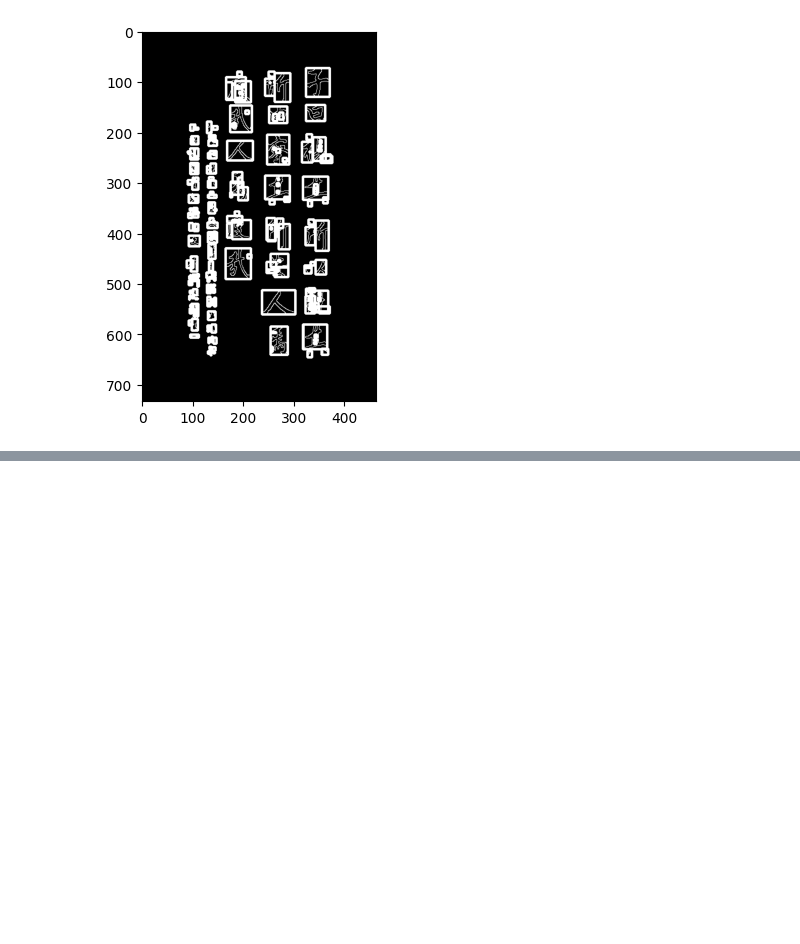
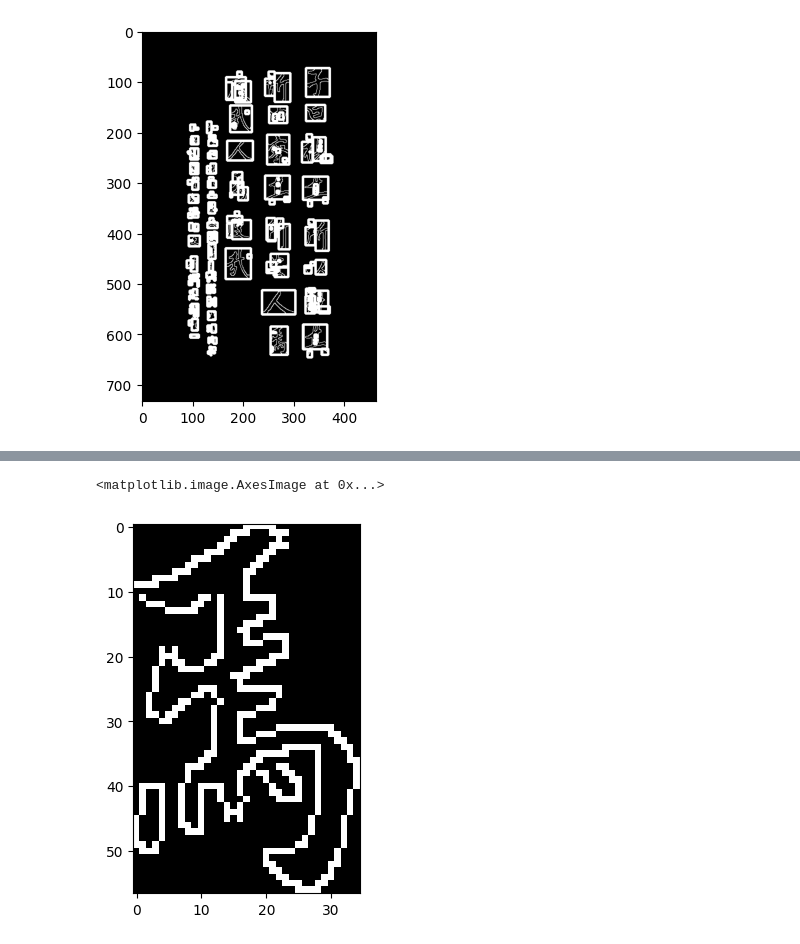
Before and after one commit to prausela/image-processing, a Jupyter notebook: tp_final/sectioning_test.ipynb, the cells around one changed output, grey strips where cells are left out. Saved outputs shown, nothing was run; the diff lists cells and outputs as text; code cells hidden in the pictures; blank space fills up the shorter version.

Commit message:
feat: move sectioning to library

```diff
--- a/tp_final/sectioning_test.ipynb
+++ b/tp_final/sectioning_test.ipynb
@@ -77,7 +44,0 @@ def sections_to_square_contours(sections_limits: np.ndarray) -> tuple:
-# %%
-def obtain_sections(
-        canny_image: np.ndarray
-        ) -> tuple[tuple[tuple[int, int], tuple[int, int]], np.ndarray]:
-    canny_image_copy = canny_image.copy()
-    square_sections_limits, hierarchy = find_contours(canny_image_copy)
-    return square_sections_limits, hierarchy
@@ -182,12 +45,3 @@ def get_section(
-# %%
-def sectionize_image(
-        canny_image: np.ndarray,
-        sections_limits: list[tuple[tuple[int, int], tuple[int, int]]]
-        ) -> list[np.ndarray]:
-    sectionized_image = []
-    for section_limits in sections_limits:
-        sectionized_image.append(get_section(canny_image, section_limits))
-    return sectionized_image
 # %%
 sections_limits, _ = obtain_sections(canny_image)
 # %%
@@ -224 +58,8 @@ plt.savefig("test.png")
 [figure]
+# %%
+sections = sectionize_image(canny_image, new_sections_limits)
+# %%
+plt.imshow(sections[5], cmap="grey")
+# %% [output]
+<matplotlib.image.AxesImage at 0x...>
+[figure, added]
```
Also changed, not shown: parts of 13 cells of this notebook, 1 other file.
